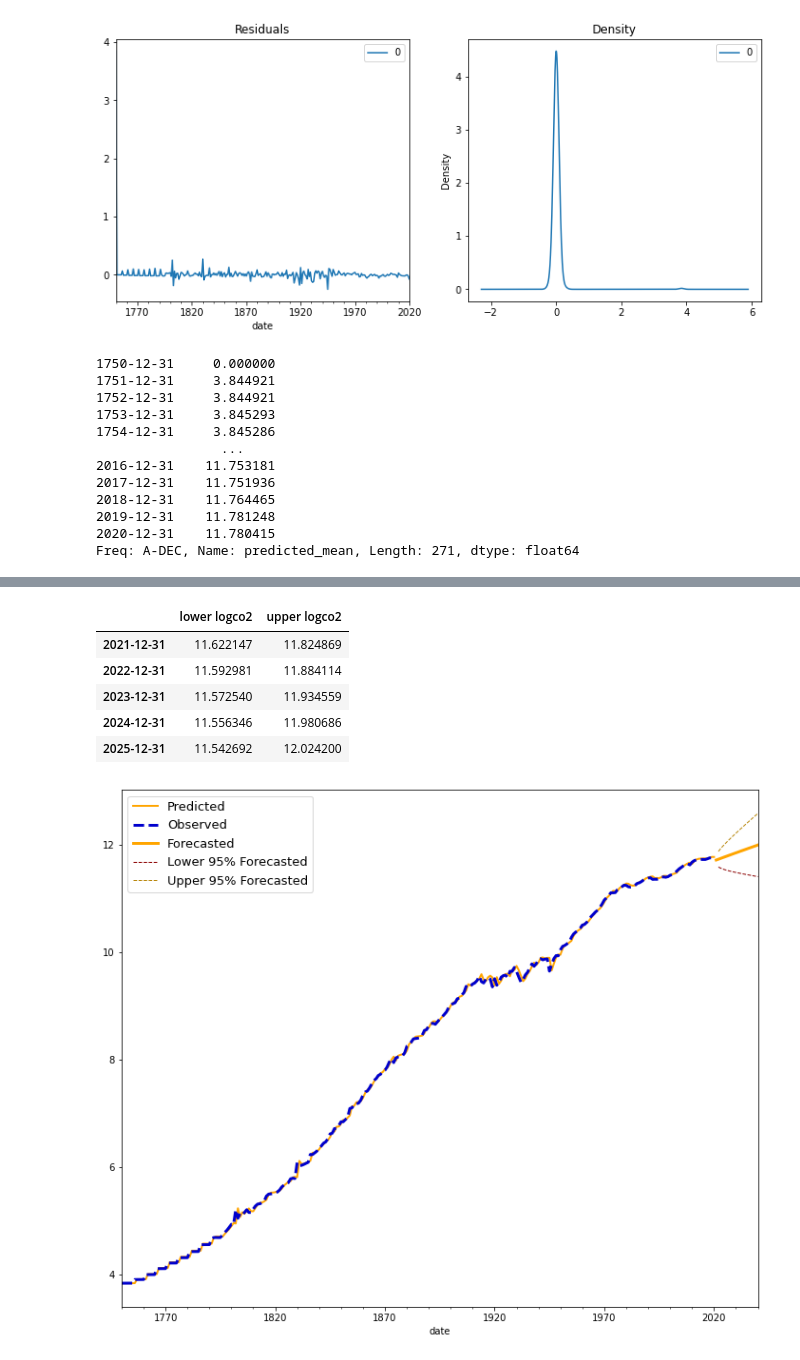
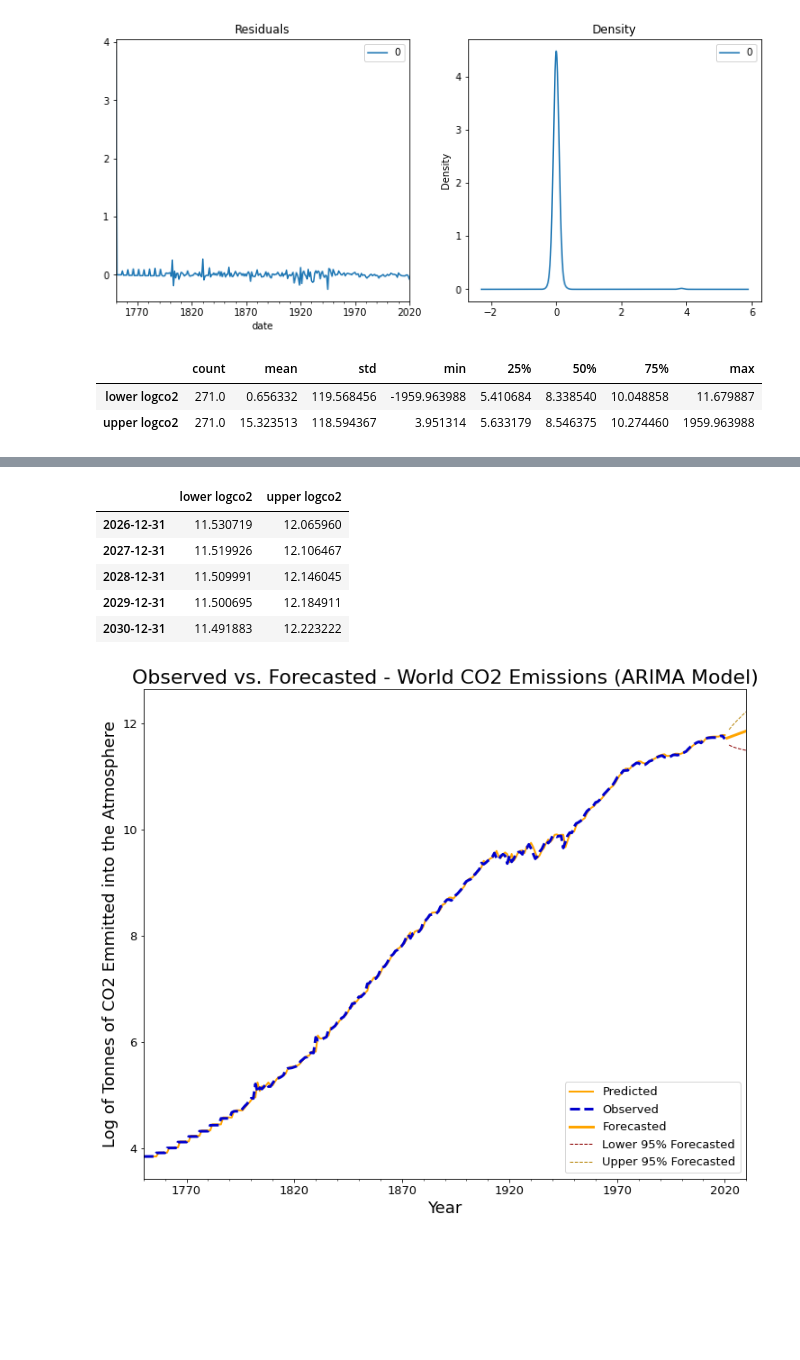
Before and after one commit to cristian-castro-a/World_CO2_Emissions_Forecasting, a Jupyter notebook: World CO2 Forecasting - Cristian Castro.ipynb, the cells around one changed output, grey strips where cells are left out. Drawn from its saved outputs; the diff is of its cells as text; code cells hidden in the pictures; blank space fills up the shorter version.

```diff
--- a/World CO2 Forecasting - Cristian Castro.ipynb
+++ b/World CO2 Forecasting - Cristian Castro.ipynb
@@ -217,8 +242,7 @@ df.head()
 | 1754-12-31 | 46.790 | 3.845670 |
 # %%
 # ARIMA Model
-model = sm.tsa.arima.ARIMA(endog = df['logco2'],
-                           order = (1,1,1))
+model = sm.tsa.arima.ARIMA(endog = df['logco2'], order = (1,1,1))
 model_fit = model.fit()
 print(model_fit.summary())
 # %% [output]
@@ -255,18 +285,9 @@ predict = model_fit.get_prediction()
 predict_ci = predict.conf_int()
 predict_ci.describe().T
 # %% [output]
-1750-12-31     0.000000
-1751-12-31     3.844921
-1752-12-31     3.844921
-1753-12-31     3.845293
-1754-12-31     3.845286
-                ...
-2016-12-31    11.753181
-2017-12-31    11.751936
-2018-12-31    11.764465
-2019-12-31    11.781248
-2020-12-31    11.780415
-Freq: A-DEC, Name: predicted_mean, Length: 271, dtype: float64
+|  | count | mean | std | min | 25% | 50% | 75% | max |
+| lower logco2 | 271.0 | 0.656332 | 119.568456 | -1959.963988 | 5.410684 | 8.338540 | 10.048858 | 11.679887 |
+| upper logco2 | 271.0 | 15.323513 | 118.594367 | 3.951314 | 5.633179 | 8.546375 | 10.274460 | 1959.963988 |
 # %%
 df.describe().T
 # %% [output]
@@ -274,44 +295,49 @@ df.describe().T
 | co2 | 271.0 | 23671.681325 | 36337.315419 | 46.755000 | 246.183500 | 4476.890000 | 25566.658500 | 128452.538000 |
 | logco2 | 271.0 | 8.006879 | 2.600054 | 3.844921 | 5.506075 | 8.406684 | 10.148943 | 11.763315 |
 # %%
-forecast_int = model_fit.get_forecast(steps = 20, alpha=0.05)
-forecast_val = model_fit.forecast(steps = 20, alpha=0.05)
+forecast_int = model_fit.get_forecast(steps = 10, alpha=0.05)
+forecast_val = model_fit.forecast(steps = 10, alpha=0.05)
 forecast_int_val = forecast_int.conf_int()
-forecast_int_val.head()
+forecast_int_val.tail()
 # %% [output]
 |  | lower logco2 | upper logco2 |
-| 2021-12-31 | 11.622147 | 11.824869 |
-| 2022-12-31 | 11.592981 | 11.884114 |
-| 2023-12-31 | 11.572540 | 11.934559 |
-| 2024-12-31 | 11.556346 | 11.980686 |
-| 2025-12-31 | 11.542692 | 12.024200 |
+| 2026-12-31 | 11.530719 | 12.065960 |
+| 2027-12-31 | 11.519926 | 12.106467 |
+| 2028-12-31 | 11.509991 | 12.146045 |
+| 2029-12-31 | 11.500695 | 12.184911 |
+| 2030-12-31 | 11.491883 | 12.223222 |
 # %%
 # Actual vs Predicted
 fig, ax = plt.subplots(figsize = (12,10))
 prediction[1:].plot(linewidth = 2,
                color = 'orange',
                ax = ax,
                label = 'Predicted')
 df['logco2'].plot(linewidth = 3,
                   color = 'mediumblue',
                   ax = ax,
                   label = 'Observed',
                   style = '--')
 forecast_val.plot(linewidth = 3,
                   color = 'orange',
                   ax = ax,
                   label = 'Forecasted')
 forecast_int_val['lower logco2'].iloc[1:].plot(linewidth = 1,
                                                color = 'darkred',
                                                ax = ax,
                                                label = 'Lower 95% Forecasted',
                                                style = '--')
 forecast_int_val['upper logco2'].iloc[1:].plot(linewidth = 1,
                                                color = 'darkgoldenrod',
                                                ax = ax,
                                                label = 'Upper 95% Forecasted',
                                                style = '--')
-plt.legend(fontsize = 13)
+plt.legend(fontsize = 13, loc = 'lower right')
+plt.title('Observed vs. Forecasted - World CO2 Emissions (ARIMA Model)', fontsize = 22)
+plt.xlabel('Year', fontsize = 18)
+plt.ylabel('Log of Tonnes of CO2 Emmitted into the Atmosphere', fontsize = 18)
+plt.xticks(fontsize = 13)
+plt.yticks(fontsize = 13)
 plt.show()
 # %% [output]
-[figure, old version]
+[figure, new version]
```
Also changed, not shown: parts of 29 cells of this notebook, 1 other file.
